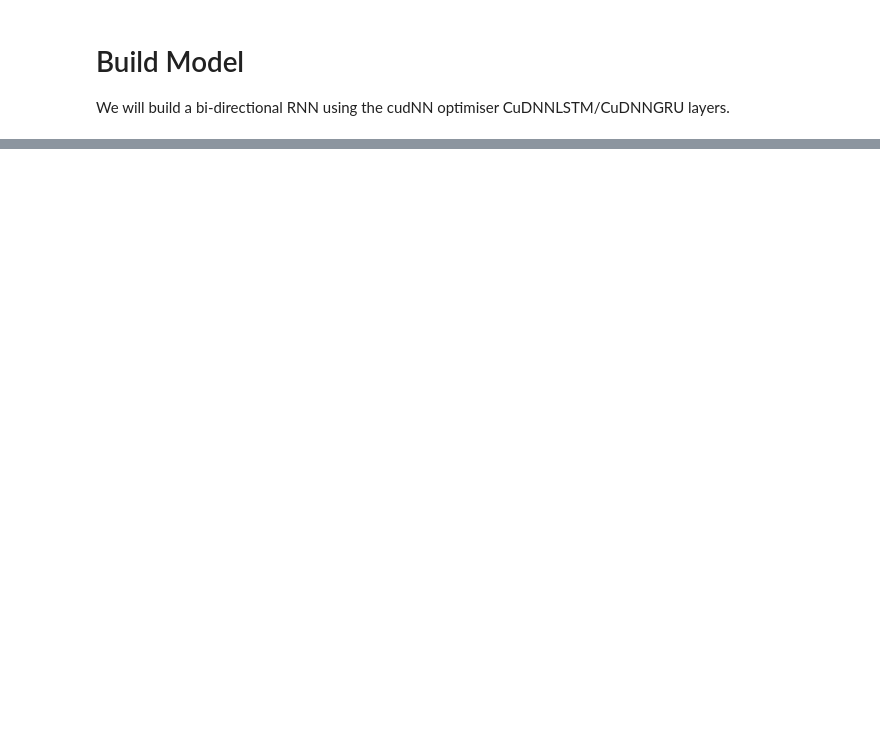
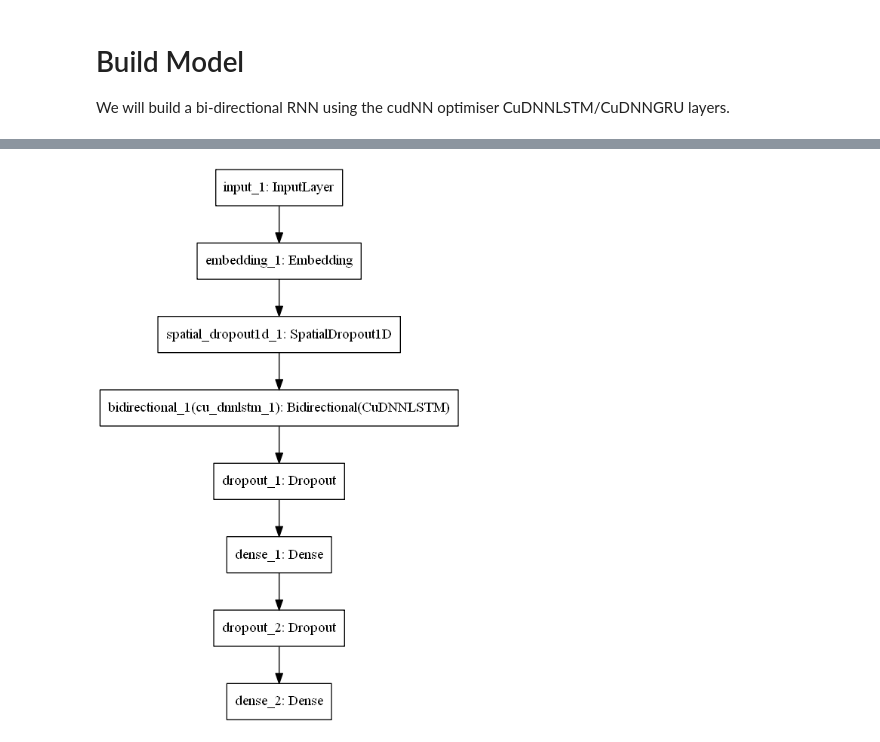
Before and after one commit to sully90/SentimentAnalysis, a Jupyter notebook: RNN.ipynb, the cells around one changed output, grey strips where cells are left out. Drawn from its saved outputs; the diff is of its cells as text; code cells hidden in the pictures; blank space fills up the shorter version.

```diff
--- a/RNN.ipynb
+++ b/RNN.ipynb
@@ -295,4 +353,10 @@ Non-trainable params: 87,126,000
 _________________________________________________________________
+# %%
+from keras.utils.vis_utils import plot_model
+
+plot_model(model)
+# %% [output]
+[figure, added]
 # %%
 from keras.models import load_model
 from keras.callbacks import ReduceLROnPlateau, EarlyStopping
```
Also changed, not shown: parts of 18 cells of this notebook.
